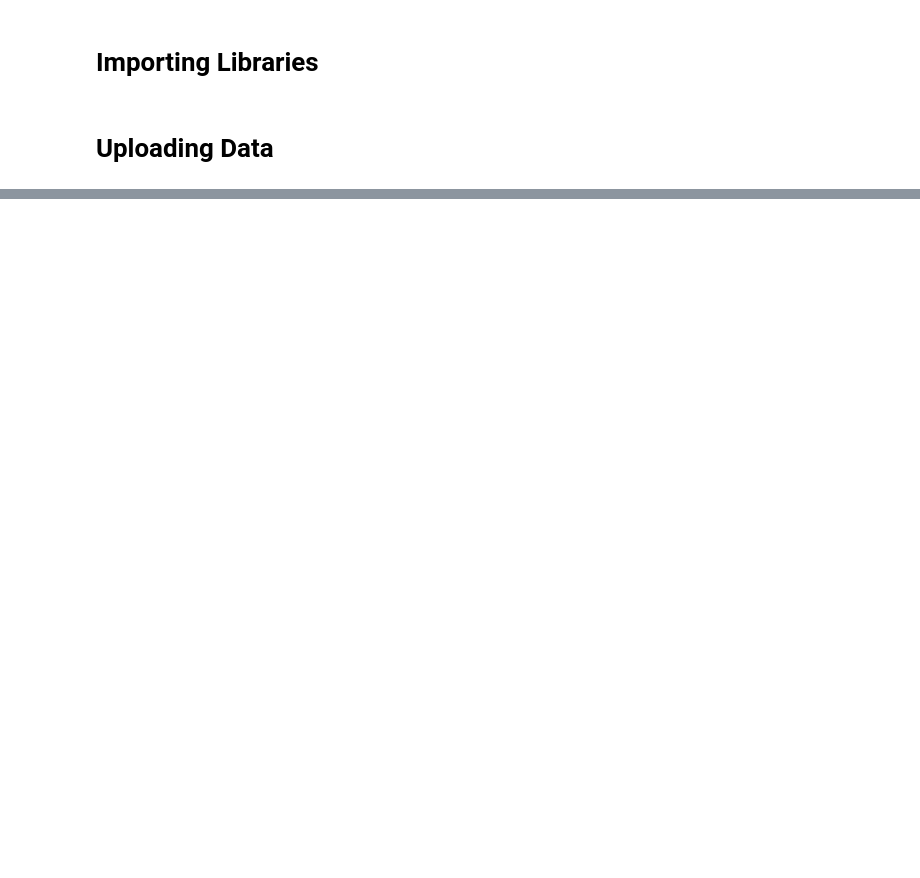
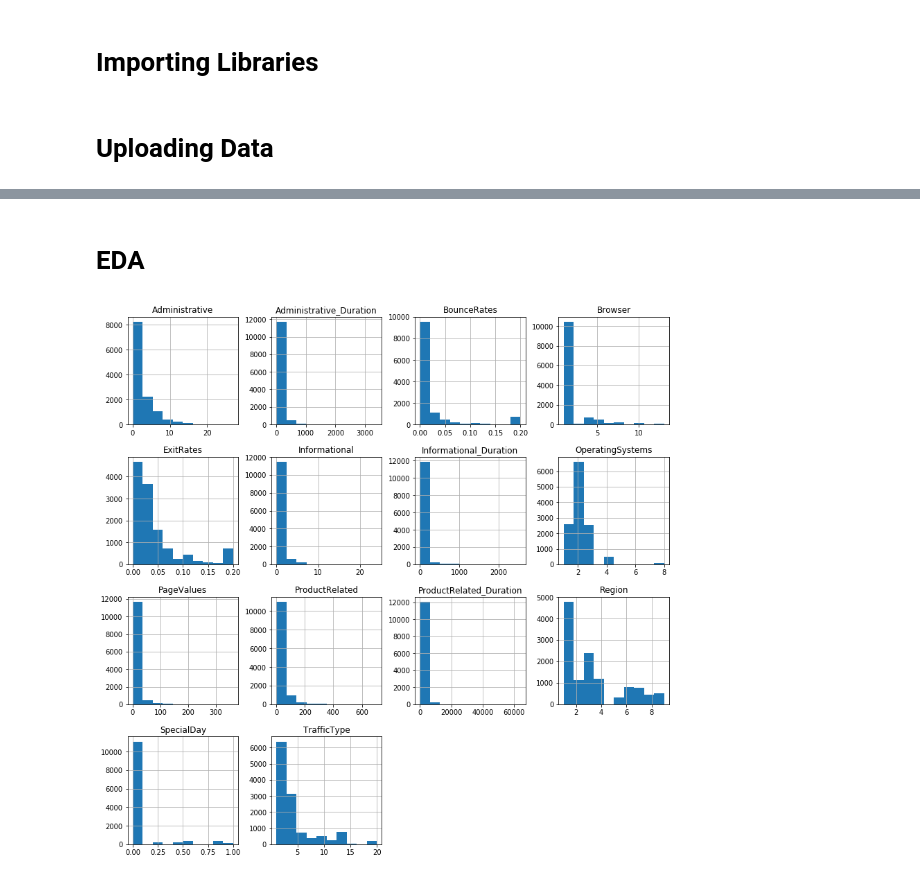
Before and after one commit to nielsbclausen/Mod_5_Project, a Jupyter notebook: Online_Purchasing_Intention_Laura .ipynb, the cells around one changed output, grey strips where cells are left out. Cells and saved outputs as stored; diff of their text form; code cells hidden in the pictures; blank space fills up the shorter version.

```diff
--- a/Online_Purchasing_Intention_Laura .ipynb
+++ b/Online_Purchasing_Intention_Laura .ipynb
@@ -31,4 +31,4 @@ from sklearn.pipeline import Pipeline
 # %% [markdown]
 # Uploading Data
 # %%
-raw_df = pd.read_csv("")
+raw_df = pd.read_csv('online_shoppers_intention.csv')
@@ -34,0 +130,6 @@ raw_df = pd.read_csv("")
+# %% [markdown]
+# EDA
+# %%
+raw_df[raw_df.describe().columns].hist(figsize=(14,14));
+# %% [output]
+[figure, added]
```
Also changed, not shown: parts of 20 cells of this notebook.
